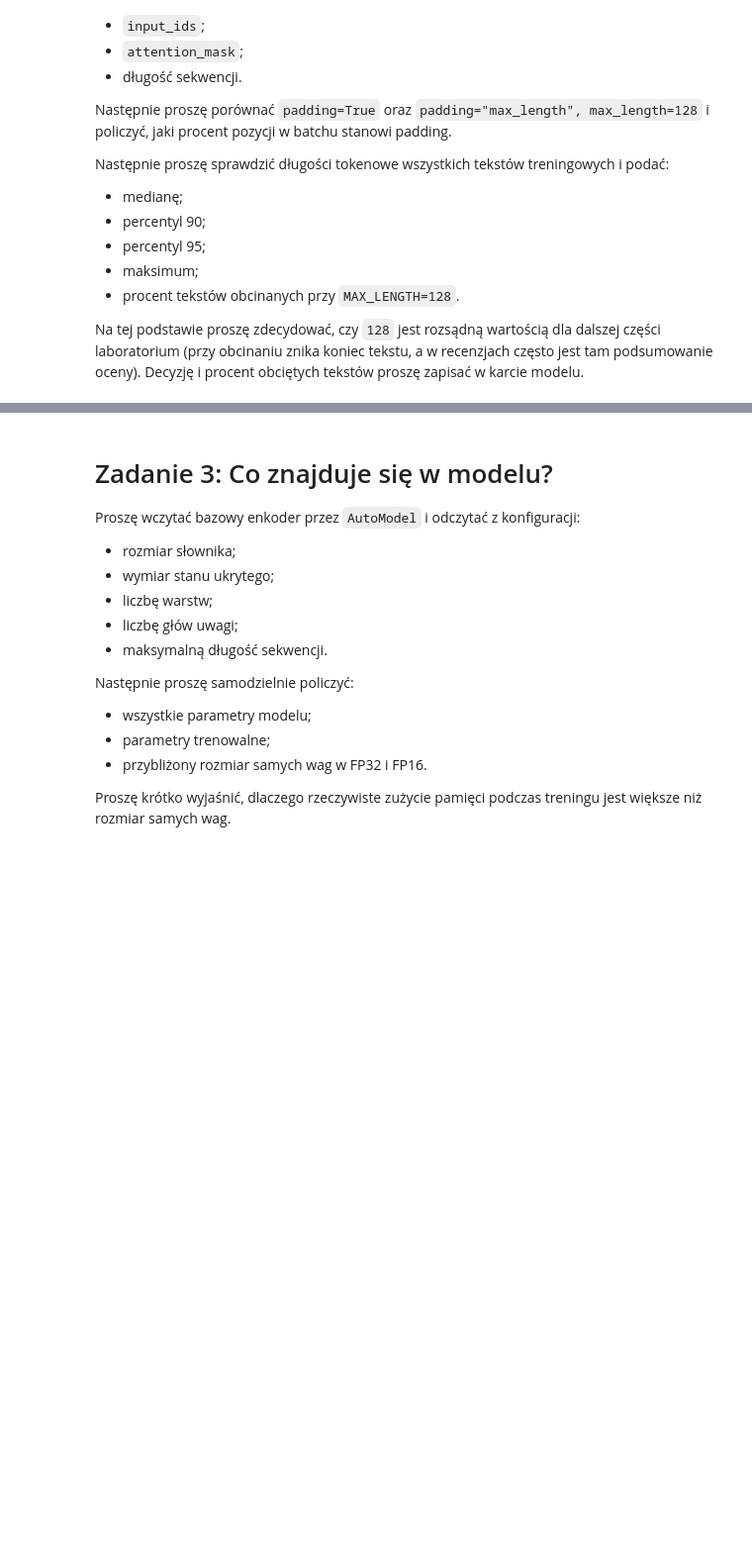
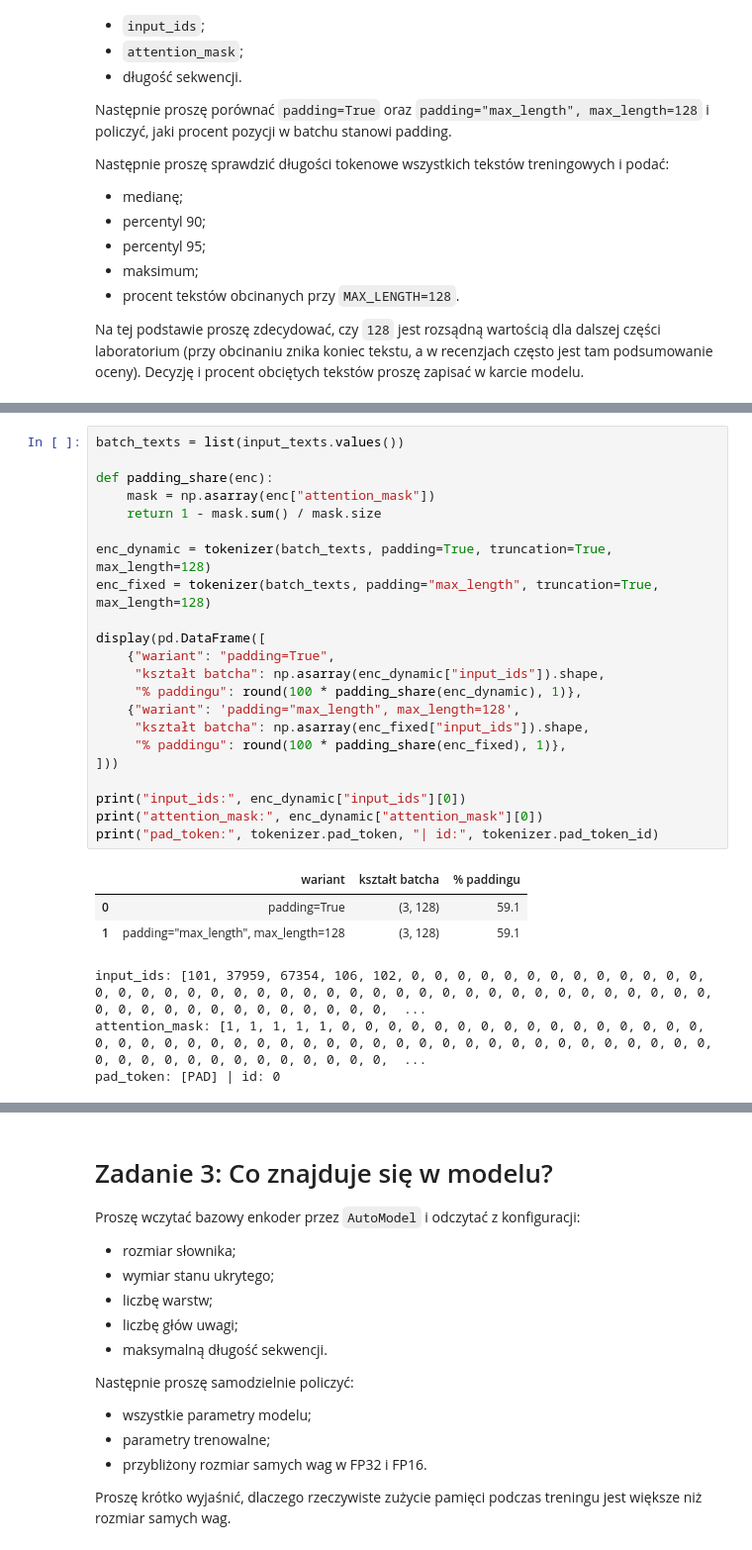
Before and after one commit to Monnkes/nlp, a Jupyter notebook: 004_Transformer_as_a_Model.ipynb, the cells around one changed output, grey strips where cells are left out. Shown at 99% size. Drawn from its saved outputs; the diff is of its cells as text; blank space fills up the shorter version.

```diff
--- a/004_Transformer_as_a_Model.ipynb
+++ b/004_Transformer_as_a_Model.ipynb
@@ -286,0 +326,29 @@ Na tej podstawie proszę zdecydować, czy `128` jest rozsądną wartością dla
+# %%
+batch_texts = list(input_texts.values())
+
+def padding_share(enc):
+    mask = np.asarray(enc["attention_mask"])
+    return 1 - mask.sum() / mask.size
+
+enc_dynamic = tokenizer(batch_texts, padding=True, truncation=True, max_length=128)
+enc_fixed = tokenizer(batch_texts, padding="max_length", truncation=True, max_length=128)
+
+display(pd.DataFrame([
+    {"wariant": "padding=True",
+     "kształt batcha": np.asarray(enc_dynamic["input_ids"]).shape,
+     "% paddingu": round(100 * padding_share(enc_dynamic), 1)},
+    {"wariant": 'padding="max_length", max_length=128',
+     "kształt batcha": np.asarray(enc_fixed["input_ids"]).shape,
+     "% paddingu": round(100 * padding_share(enc_fixed), 1)},
+]))
+
+print("input_ids:", enc_dynamic["input_ids"][0])
+print("attention_mask:", enc_dynamic["attention_mask"][0])
+print("pad_token:", tokenizer.pad_token, "| id:", tokenizer.pad_token_id)
+# %% [output]
+|  | wariant | kształt batcha | % paddingu |
+| 0 | padding=True | (3, 128) | 59.1 |
+| 1 | padding="max_length", max_length=128 | (3, 128) | 59.1 |
+input_ids: [101, 37959, 67354, 106, 102, 0, 0, 0, 0, 0, 0, 0, 0, 0, 0, 0, 0, 0, 0, 0, 0, 0, 0, 0, 0, 0, 0, 0, 0, 0, 0, 0, 0, 0, 0, 0, 0, 0, 0, 0, 0, 0, 0, 0, 0, 0, 0, 0, 0, 0, 0, 0, 0, 0, 0, 0, 0, 0,  ...
+attention_mask: [1, 1, 1, 1, 1, 0, 0, 0, 0, 0, 0, 0, 0, 0, 0, 0, 0, 0, 0, 0, 0, 0, 0, 0, 0, 0, 0, 0, 0, 0, 0, 0, 0, 0, 0, 0, 0, 0, 0, 0, 0, 0, 0, 0, 0, 0, 0, 0, 0, 0, 0, 0, 0, 0, 0, 0, 0, 0, 0, 0, 0,  ...
+pad_token: [PAD] | id: 0
```
Also changed, not shown: parts of 18 cells of this notebook.
